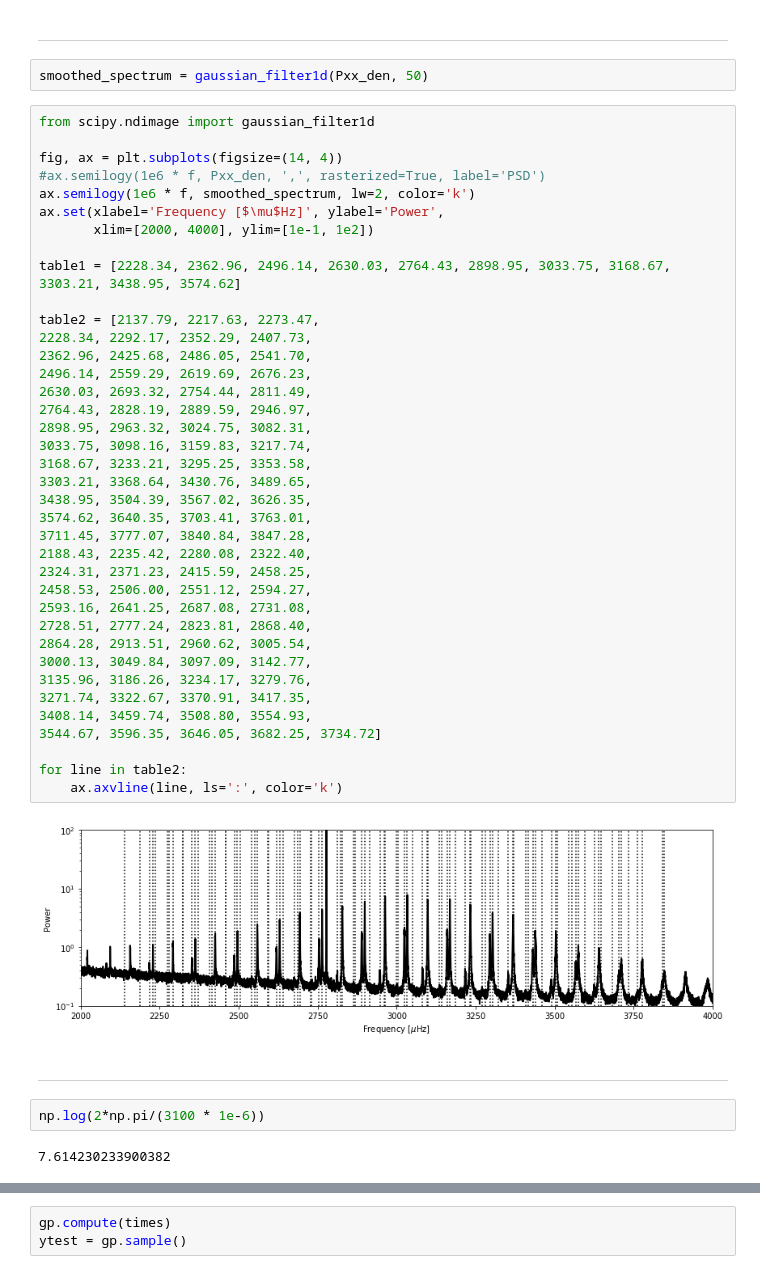
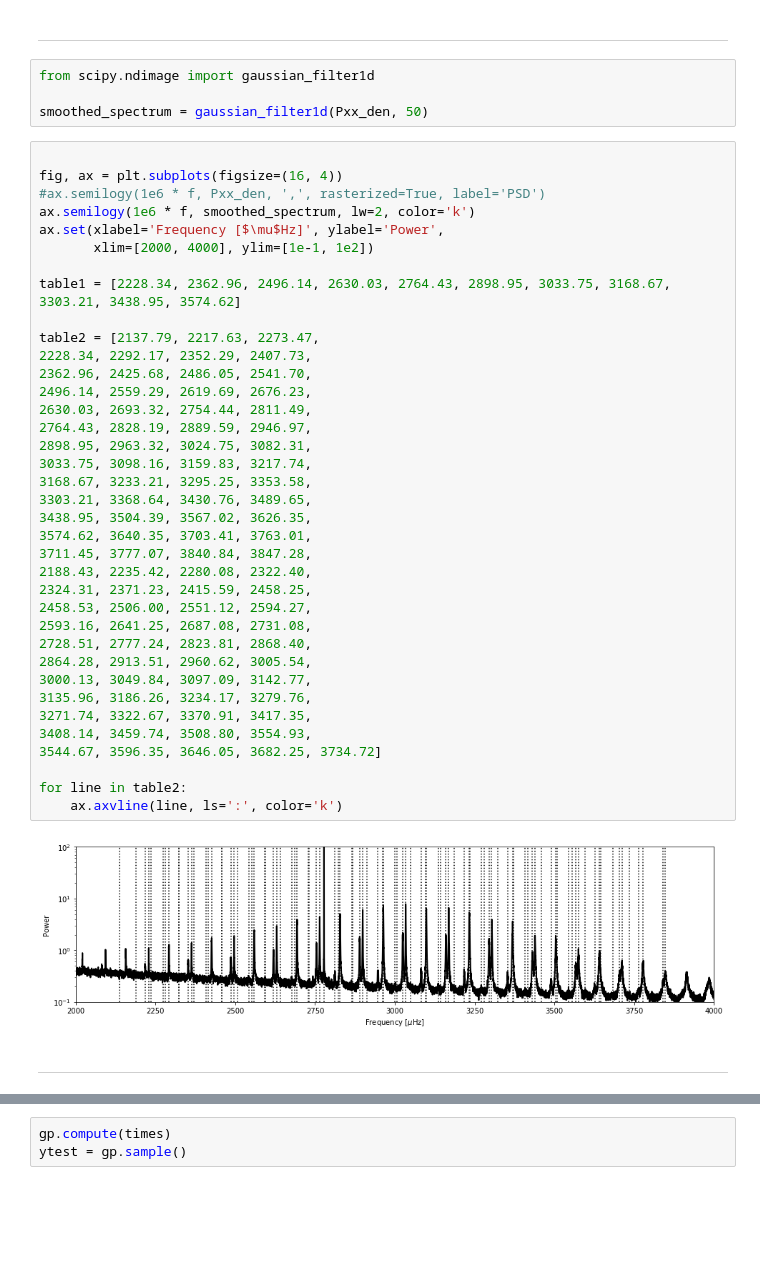
Before and after one commit to bmorris3/virgopsd, a Jupyter notebook: virgo.ipynb, the cells around one changed output, grey strips where cells are left out. Cells and saved outputs as stored; diff of their text form; blank space fills up the shorter version.

```diff
--- a/virgo.ipynb
+++ b/virgo.ipynb
@@ -117,11 +117,12 @@ plt.savefig('paper_plots/psd.png', bbox_inches='tight', dpi=250)
 # %% [markdown]
 ***
 # %%
+from scipy.ndimage import gaussian_filter1d
+
 smoothed_spectrum = gaussian_filter1d(Pxx_den, 50)
 # %%
-from scipy.ndimage import gaussian_filter1d
 
-fig, ax = plt.subplots(figsize=(14, 4))
+fig, ax = plt.subplots(figsize=(16, 4))
 #ax.semilogy(1e6 * f, Pxx_den, ',', rasterized=True, label='PSD')
 ax.semilogy(1e6 * f, smoothed_spectrum, lw=2, color='k')
 ax.set(xlabel='Frequency [$\mu$Hz]', ylabel='Power',
@@ -130,38 +131,34 @@ ax.set(xlabel='Frequency [$\mu$Hz]', ylabel='Power',
 table1 = [2228.34, 2362.96, 2496.14, 2630.03, 2764.43, 2898.95, 3033.75, 3168.67, 3303.21, 3438.95, 3574.62]
 
 table2 = [2137.79, 2217.63, 2273.47,
 2228.34, 2292.17, 2352.29, 2407.73,
 2362.96, 2425.68, 2486.05, 2541.70,
 2496.14, 2559.29, 2619.69, 2676.23,
 2630.03, 2693.32, 2754.44, 2811.49,
 2764.43, 2828.19, 2889.59, 2946.97,
 2898.95, 2963.32, 3024.75, 3082.31,
 3033.75, 3098.16, 3159.83, 3217.74,
 3168.67, 3233.21, 3295.25, 3353.58,
 3303.21, 3368.64, 3430.76, 3489.65,
 3438.95, 3504.39, 3567.02, 3626.35,
 3574.62, 3640.35, 3703.41, 3763.01,
 3711.45, 3777.07, 3840.84, 3847.28,
 2188.43, 2235.42, 2280.08, 2322.40,
 2324.31, 2371.23, 2415.59, 2458.25,
 2458.53, 2506.00, 2551.12, 2594.27,
 2593.16, 2641.25, 2687.08, 2731.08,
 2728.51, 2777.24, 2823.81, 2868.40,
 2864.28, 2913.51, 2960.62, 3005.54,
 3000.13, 3049.84, 3097.09, 3142.77,
 3135.96, 3186.26, 3234.17, 3279.76,
 3271.74, 3322.67, 3370.91, 3417.35,
 3408.14, 3459.74, 3508.80, 3554.93,
 3544.67, 3596.35, 3646.05, 3682.25, 3734.72]
 
 for line in table2:
     ax.axvline(line, ls=':', color='k')
 # %% [output]
-[figure, old version]
+[figure, new version]
 # %% [markdown]
 ***
-# %%
-np.log(2*np.pi/(3100 * 1e-6))
-# %% [output]
-7.614230233900382
 # %%
```
Also changed, not shown: parts of 10 cells of this notebook.
